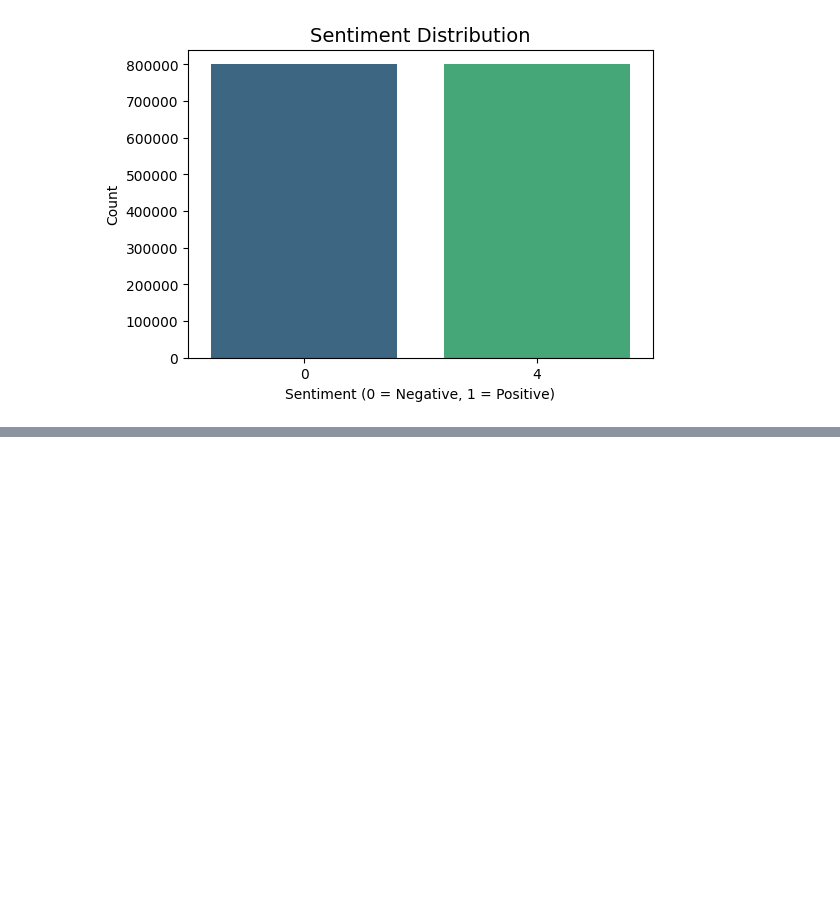
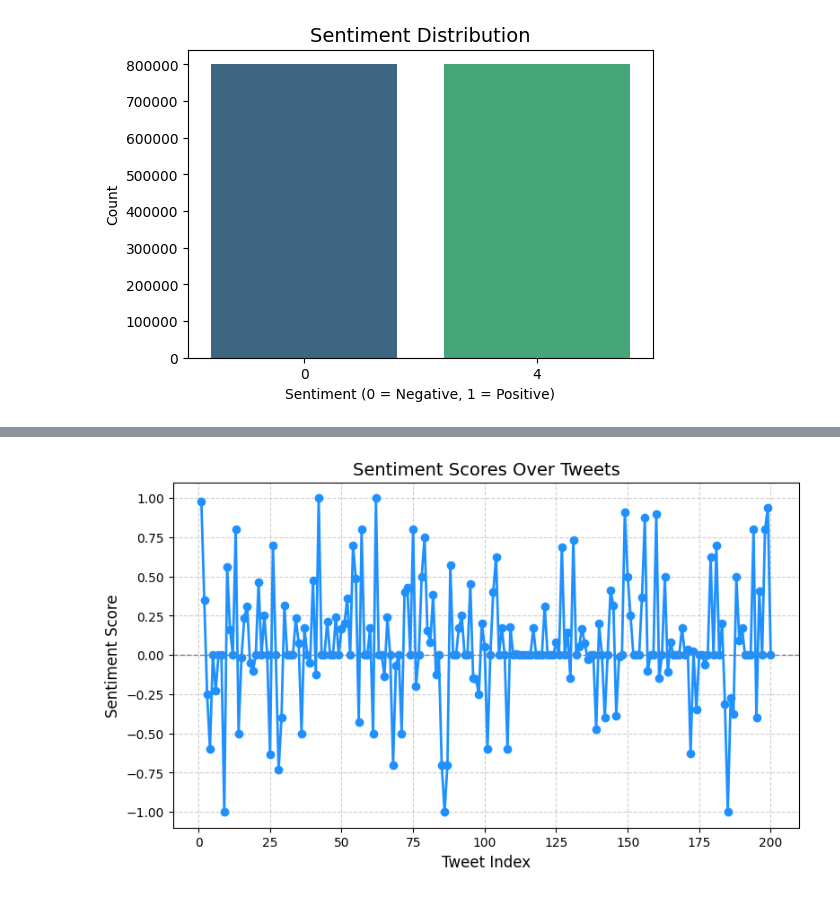
Before and after one commit to springboard5678x/Dynamic-Text-Analysis-System, a Jupyter notebook: Dynamic_Text_Analysis.ipynb, the cells around one changed output, grey strips where cells are left out. Drawn from its saved outputs; the diff is of its cells as text; code cells hidden in the pictures; blank space fills up the shorter version.

```diff
--- a/Dynamic_Text_Analysis.ipynb
+++ b/Dynamic_Text_Analysis.ipynb
@@ -433,0 +507,42 @@ plt.show()
+# %%
+import pandas as pd
+import matplotlib.pyplot as plt
+from textblob import TextBlob
+
+# Read your dataset
+column_names = ['target', 'id', 'date', 'flag', 'user', 'text']
+twitter_data = pd.read_csv(
+    '/content/training.1600000.processed.noemoticon.csv',
+    names=column_names,
+    encoding='ISO-8859-1'
+)
+
+# --- Optional: Use a smaller sample for faster computation ---
+twitter_sample = twitter_data.sample(200, random_state=42).reset_index(drop=True)
+
+# Compute sentiment polarity for each tweet using TextBlob
+twitter_sample['sentiment_score'] = twitter_sample['text'].apply(lambda x: TextBlob(str(x)).sentiment.polarity)
+
+# Create a line plot of sentiment scores across documents
+plt.figure(figsize=(9, 5))
+plt.plot(
+    twitter_sample.index + 1,
+    twitter_sample['sentiment_score'],
+    marker='o',
+    color='dodgerblue',
+    linewidth=2
+)
+
+# Add a horizontal neutral line
+plt.axhline(y=0, color='gray', linestyle='--', linewidth=1)
+
+# Add titles and labels
+plt.title("Sentiment Scores Over Tweets", fontsize=14)
+plt.xlabel("Tweet Index", fontsize=12)
+plt.ylabel("Sentiment Score", fontsize=12)
+plt.grid(True, linestyle='--', alpha=0.6)
+
+# Show the plot
+plt.show()
+# %% [output]
+[figure, added]
```
Also changed, not shown: parts of 54 cells of this notebook.
